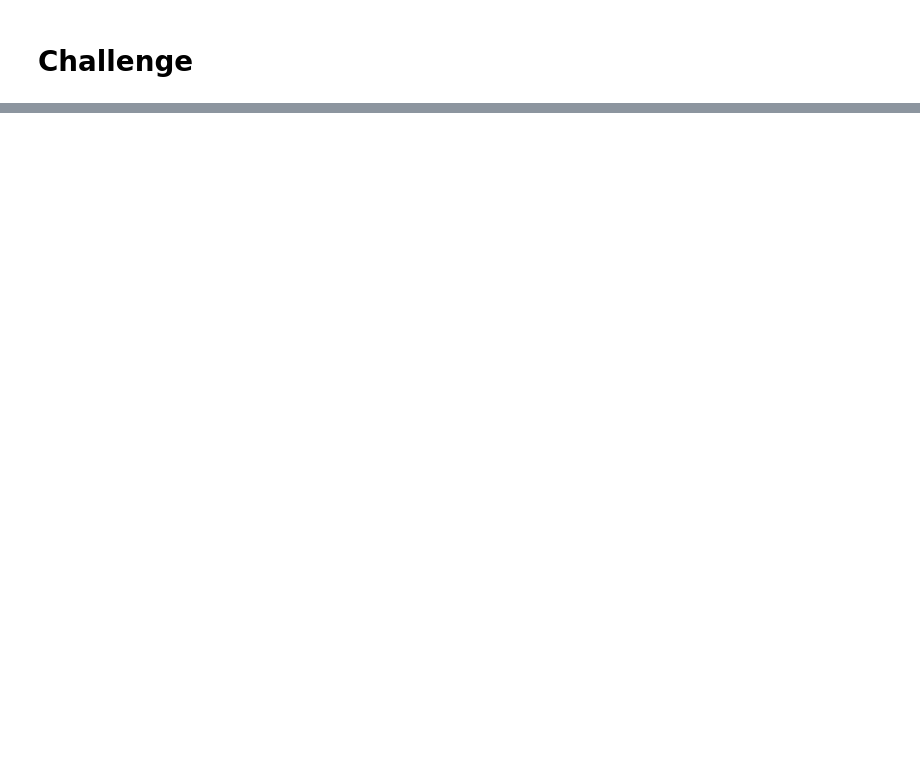
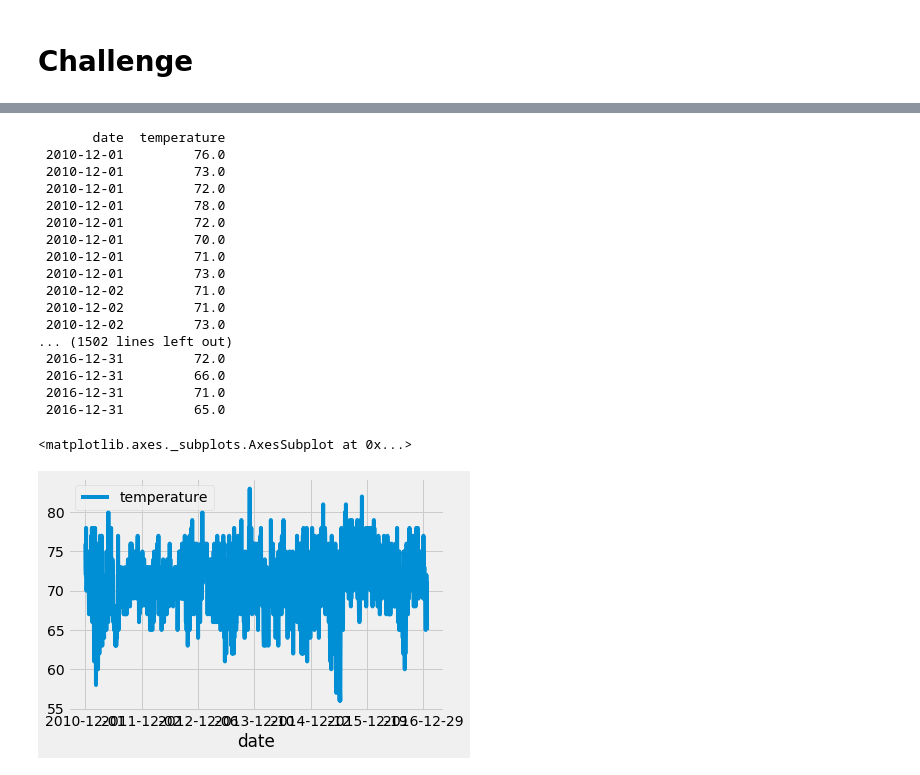
Before and after one commit to PaulIsenberg/surfs_up, a Jupyter notebook: climate_analysis (4).ipynb, the cells around one changed output, grey strips where cells are left out. Saved outputs shown, nothing was run; the diff lists cells and outputs as text; code cells hidden in the pictures; blank space fills up the shorter version.

```diff
--- a/climate_analysis (4).ipynb
+++ b/climate_analysis (4).ipynb
@@ -161,0 +319,34 @@ plt.tight_layout()
+# %%
+results_tobs_dec = session.query(Measurement.date, Measurement.tobs).filter(extract('month', Measurement.date)==12).all()
+##print(results)
+# Save the query results as a Pandas DataFrame and set the index to the date column
+df4 = pd.DataFrame(results_tobs_dec, columns=['date','temperature'])
+df4.set_index(df4['date'], inplace=True)
+##print(df)
+##print(df.to_string(index=False))
+# Sort the dataframe by date
+df4 = df4.sort_index()
+#print(df)
+print(df4.to_string(index=False))
+# Use Pandas Plotting with Matplotlib to plot the data
+df4.plot()
+# %% [output]
+       date  temperature
+ 2010-12-01         76.0
+ 2010-12-01         73.0
+ 2010-12-01         72.0
+ 2010-12-01         78.0
+ 2010-12-01         72.0
+ 2010-12-01         70.0
+ 2010-12-01         71.0
+ 2010-12-01         73.0
+ 2010-12-02         71.0
+ 2010-12-02         71.0
+ 2010-12-02         73.0
+... (1502 lines left out)
+ 2016-12-31         72.0
+ 2016-12-31         66.0
+ 2016-12-31         71.0
+ 2016-12-31         65.0
+<matplotlib.axes._subplots.AxesSubplot at 0x...>
+[figure, added]
```
Also changed, not shown: parts of 13 cells of this notebook, 1 other file.
